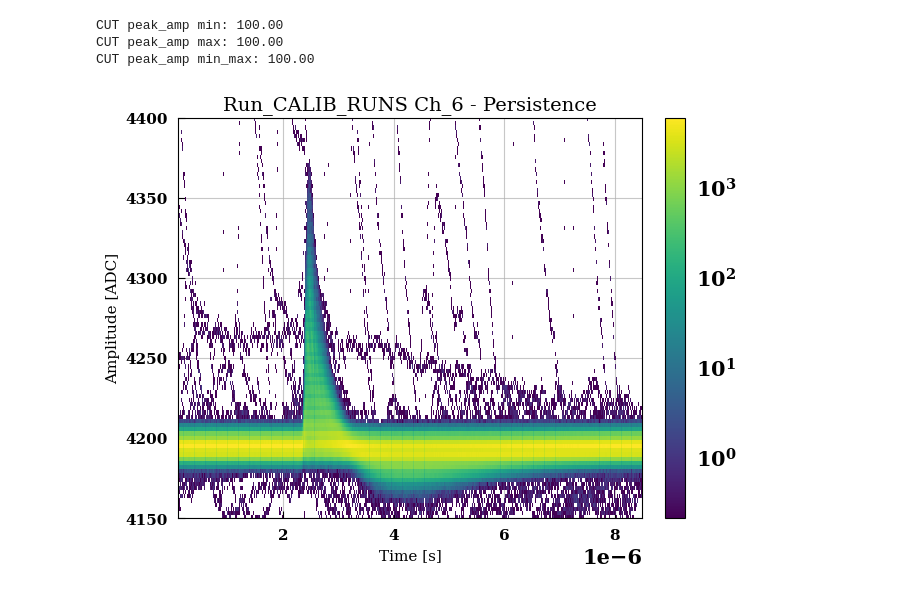
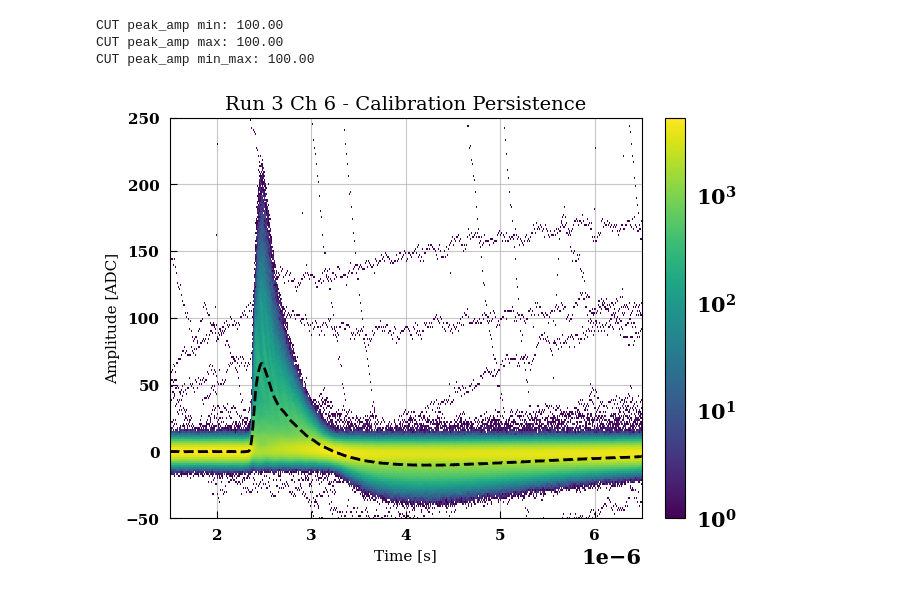
Before and after one commit to CIEMAT-Neutrino/SCINT, a Jupyter notebook: 00TUTORIAL/pruebas_analysis.ipynb, the cells around one changed output. Drawn from its saved outputs; the diff is of its cells as text; code cells hidden in the pictures.

```diff
--- a/00TUTORIAL/pruebas_analysis.ipynb
+++ b/00TUTORIAL/pruebas_analysis.ipynb
@@ -237,24 +305,44 @@ print("CUT peak_amp min_max: %0.2f"%(len(ped_std[CUT_std])*100/len(ped_std)))
 CUT peak_amp min: 100.00
 CUT peak_amp max: 100.00
 CUT peak_amp min_max: 100.00
+# %%
+my_runs = (runs[RUN2PLOT][runs[RUN2PLOT]["NRun"][0]][ch]["RawADC"].T-runs[RUN2PLOT][runs[RUN2PLOT]["NRun"][0]][ch]["RawPedMean"]).T
+# %%
+RUN2PLOT = "CALIB_RUNS"; ch = 6; key = "RawADC"
+
+data_flatten = my_runs.flatten() ##### Flatten the data array
+time = runs[RUN2PLOT][runs[RUN2PLOT]["NRun"][0]][ch]["Sampling"]*np.arange(len(my_runs[0])) # Time array
+time_flatten = np.array([time] * int(len(data_flatten)/len(time))).flatten()
+
+plt.hist2d(time_flatten,data_flatten,density=True, bins=[5000,1500], cmap = viridis, norm=LogNorm())
+plt.plot(time,runs[RUN2PLOT][runs[RUN2PLOT]["NRun"][0]][ch]["AnaAveWvfSIGNAL"][0], "--", color="k",label="Average Waveform")
+del data_flatten, time, time_flatten
+plt.colorbar()
+plt.xlim([0.15e-5,0.65e-5])
+plt.ylim([-50,250])
+plt.grid(True, alpha = 0.7) # , zorder = 0 for grid behind hist
+plt.title("Run {} Ch {} - Calibration Persistence".format(runs[RUN2PLOT]["NRun"][0],ch),size = 14)
+plt.xticks(size = 11); plt.yticks(size = 11)
+plt.xlabel("Time [s]", size = 11); plt.ylabel("Amplitude [ADC]", size = 11)
+plt.show()
+# %% [output]
+[figure, added]
 # %%
-RUN2PLOT = "CALIB_RUNS"; ch = 6
+RUN2PLOT = "CALIB_RUNS"; ch = 6; key = "RawADC"
 
-data_flatten = runs[RUN2PLOT][runs[RUN2PLOT]["NRun"][0]][ch]["RawADC"].flatten() ##### Flatten the data array
+data_flatten = runs[RUN2PLOT][runs[RUN2PLOT]["NRun"][0]][ch][key].flatten() ##### Flatten the data array
 # data_flatten = runs[RUN2PLOT][runs[RUN2PLOT]["NRun"][0]][ch]["RawADC"][CUT_ptime].flatten() ##### Flatten the data array
-time = runs[RUN2PLOT][runs[RUN2PLOT]["NRun"][0]][ch]["Sampling"]*np.arange(len(runs[RUN2PLOT][runs[RUN2PLOT]["NRun"][0]][ch]["RawADC"][0])) # Time array
+time = runs[RUN2PLOT][runs[RUN2PLOT]["NRun"][0]][ch]["Sampling"]*np.arange(len(runs[RUN2PLOT][runs[RUN2PLOT]["NRun"][0]][ch][key][0])) # Time array
 time_flatten = np.array([time] * int(len(data_flatten)/len(time))).flatten()
 
-plt.hist2d(time_flatten,data_flatten,density=True, bins=[1700,340], cmap = viridis, norm=LogNorm())
-plt.plot(time,runs[RUN2PLOT][runs[RUN2PLOT]["NRun"][0]][ch]["AnaAveWvfSIGNAL"][0])
+plt.hist2d(time_flatten,data_flatten,density=True, bins=[5000,1500], cmap = viridis, norm=LogNorm())
+# plt.plot(time,runs[RUN2PLOT][runs[RUN2PLOT]["NRun"][0]][ch]["AnaAveWvfSIGNAL"][0])
 del data_flatten, time, time_flatten
 plt.colorbar()
-plt.xlim([0.1e-6,0.85e-5])
-plt.ylim([4150,4400])
+plt.xlim([0.15e-5,0.65e-5])
+# plt.ylim([4000,4500])
 plt.grid(True, alpha = 0.7) # , zorder = 0 for grid behind hist
-plt.title("Run_{} Ch_{} - Persistence".format(RUN2PLOT,ch),size = 14)
+plt.title("Run {} Ch {} - Calibration Persistence".format(runs[RUN2PLOT]["NRun"][0],ch),size = 14)
 plt.xticks(size = 11); plt.yticks(size = 11)
 plt.xlabel("Time [s]", size = 11); plt.ylabel("Amplitude [ADC]", size = 11)
 plt.show()
-# %% [output]
-[figure, removed]
```
Also changed, not shown: parts of 7 cells of this notebook, 2 other files.
